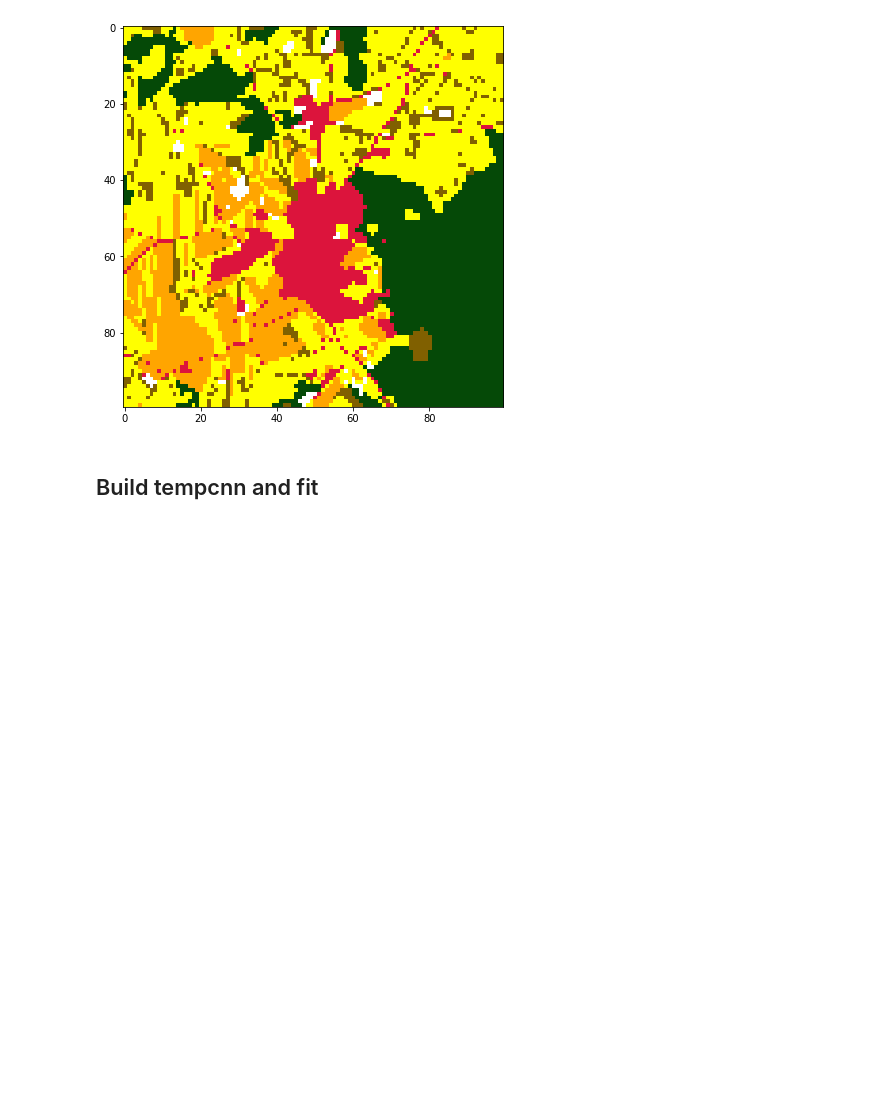
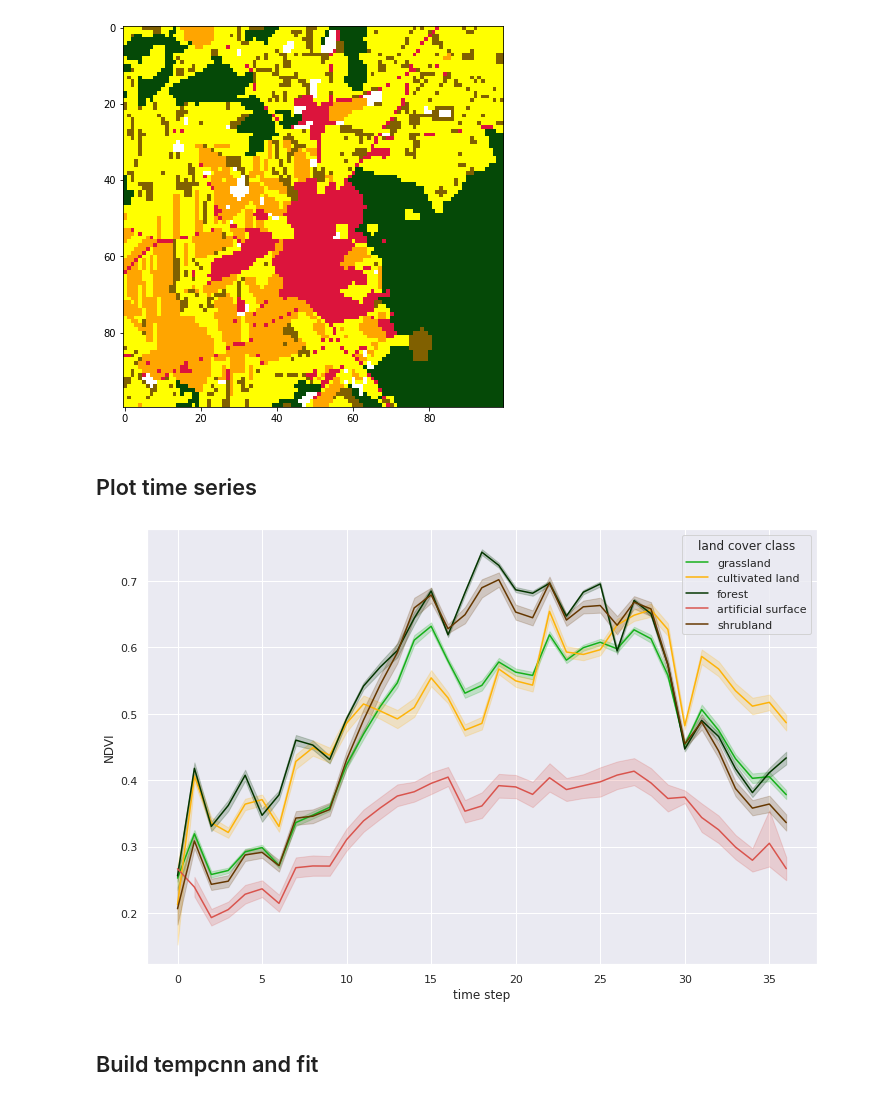
Before and after one commit to mickerott/tempcnn-example-sentinel2, a Jupyter notebook: tempcnn_example_sentinel2.ipynb, the cells around one changed output. Drawn from its saved outputs; the diff is of its cells as text; code cells hidden in the pictures; blank space fills up the shorter version.

```diff
--- a/tempcnn_example_sentinel2.ipynb
+++ b/tempcnn_example_sentinel2.ipynb
@@ -120,6 +112,47 @@ plt.imshow(class_labels, cmap=lulc_cmap, norm=lulc_norm)
 plt.show()
 # %% [output]
 [figure]
+# %% [markdown]
+## Plot time series
+# %%
+n = 2000
+band_index = 'NDVI'  # 0 to 5 for spectral bands, or 'NDVI'
+
+# plot ts for n random pixels
+rng = np.random.default_rng(seed=6)  # 2000 5
+subset = rng.choice(10000, size=n, replace=False)
+shp = inputs.shape
+if band_index == 'NDVI':
+    nir = inputs[..., 3].reshape(shp[0], shp[1]*shp[2])[:, subset]
+    red = inputs[..., 2].reshape(shp[0], shp[1]*shp[2])[:, subset]
+    reflectance = (nir-red) / (nir+red)
+    ylab = 'NDVI'
+else:
+    reflectance = inputs[..., band_index].reshape(shp[0], shp[1]*shp[2])[:, subset]
+    ylab = ['B02', 'B03', 'B04', 'B08', 'B11', 'B12'][band_index] + ' reflectance'
+lc_class = class_labels.reshape(shp[1]*shp[2])[subset]
+time_step = np.array([i for i in range(shp[0])]).astype('int')
+
+# build a tidy data frame
+df_list = []
+for i in range(len(subset)):
+    data = np.stack([time_step, reflectance[..., i], np.repeat(lc_class[i], len(time_step))]).T
+    df = pd.DataFrame(data, columns=['time step', ylab, 'land cover class']).astype({'time step': 'int', 'land cover class': 'int'})
+    df['land cover class'] = df['land cover class'].replace(to_replace={1: 'cultivated land', 2: 'forest',
+                                                                       3: 'grassland', 4: 'shrubland',
+                                                                       5: 'water', 8: 'artificial surface'})
+    df_list.append(df)
+df = pd.concat(df_list)
+
+# plot time series
+sns.set(rc={'figure.figsize':(12, 8)})
+colors = ['green', 'amber', 'dark green', 'pale red', 'brown', 'windows blue', 'black']
+data = df.loc[df['land cover class']!=0]
+g = sns.lineplot(x='time step', y=ylab, hue='land cover class',
+                 palette=sns.xkcd_palette(colors[:len(data['land cover class'].unique())]),
+               data=data)
+# %% [output]
+[figure, added]
 # %% [markdown]
 ## Build tempcnn and fit
 # %% [markdown]
```
Also changed, not shown: parts of 9 cells of this notebook.
